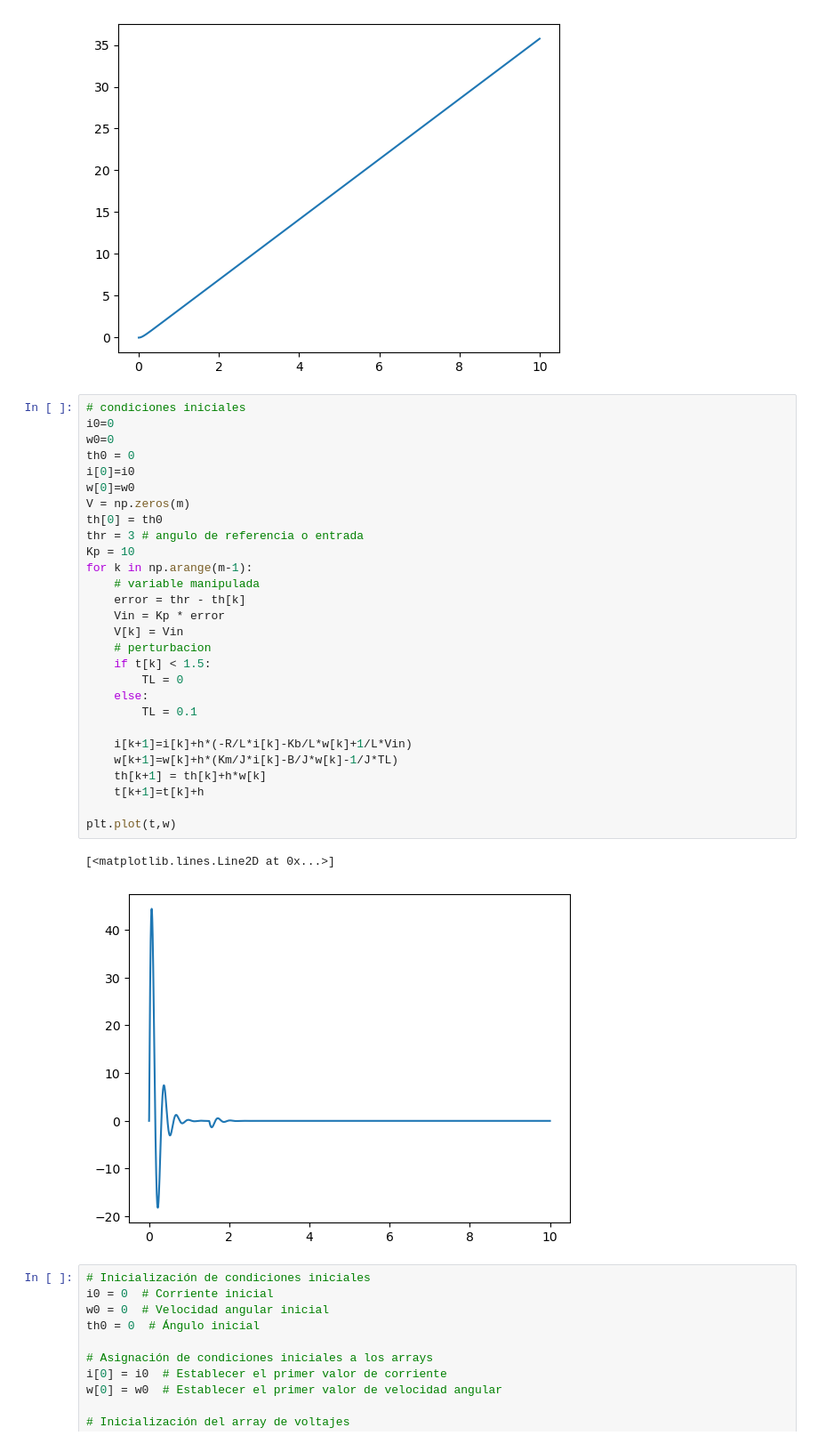
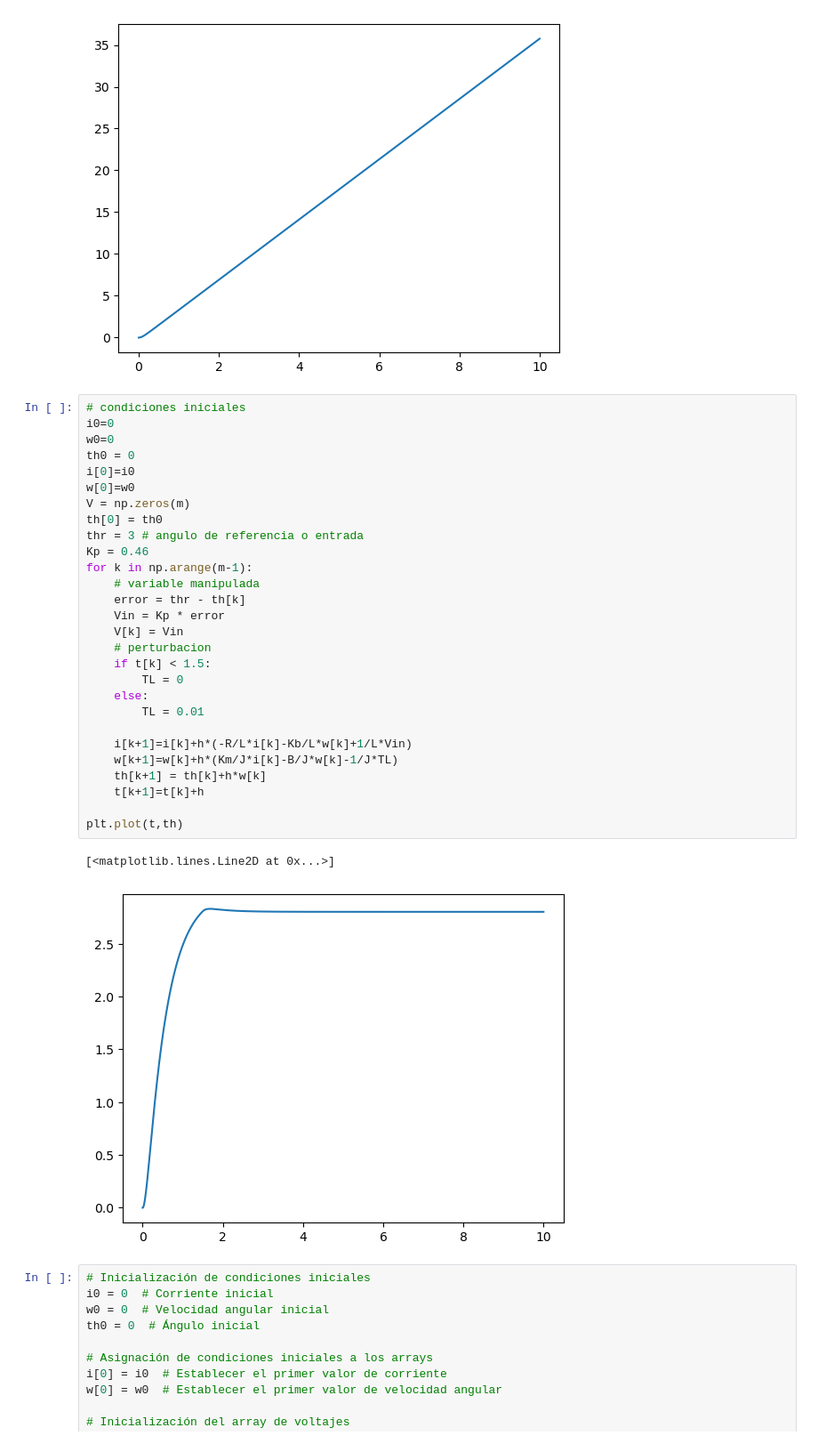
Before and after one commit to cjuarezramos/MMS022024, a Jupyter notebook: ej0820_motorDC.ipynb, the cells around one changed output. Shown: that part at 89% size. Saved outputs shown, nothing was run; the diff lists cells and outputs as text.

```diff
--- a/ej0820_motorDC.ipynb
+++ b/ej0820_motorDC.ipynb
@@ -56,34 +56,34 @@ plt.plot(t,th)
 # %%
 # condiciones iniciales
 i0=0
 w0=0
 th0 = 0
 i[0]=i0
 w[0]=w0
 V = np.zeros(m)
 th[0] = th0
 thr = 3 # angulo de referencia o entrada
-Kp = 10
+Kp = 0.46
 for k in np.arange(m-1):
     # variable manipulada
     error = thr - th[k]
     Vin = Kp * error
     V[k] = Vin
     # perturbacion
     if t[k] < 1.5:
         TL = 0
     else:
-        TL = 0.1
+        TL = 0.01
 
     i[k+1]=i[k]+h*(-R/L*i[k]-Kb/L*w[k]+1/L*Vin)
     w[k+1]=w[k]+h*(Km/J*i[k]-B/J*w[k]-1/J*TL)
     th[k+1] = th[k]+h*w[k]
     t[k+1]=t[k]+h
 
-plt.plot(t,w)
+plt.plot(t,th)
 # %% [output]
 [<matplotlib.lines.Line2D at 0x...>]
-[figure, old version]
+[figure, new version]
 # %%
 # Inicialización de condiciones iniciales
 i0 = 0  # Corriente inicial
```
Also changed, not shown: parts of 2 cells of this notebook, 3 other files.
